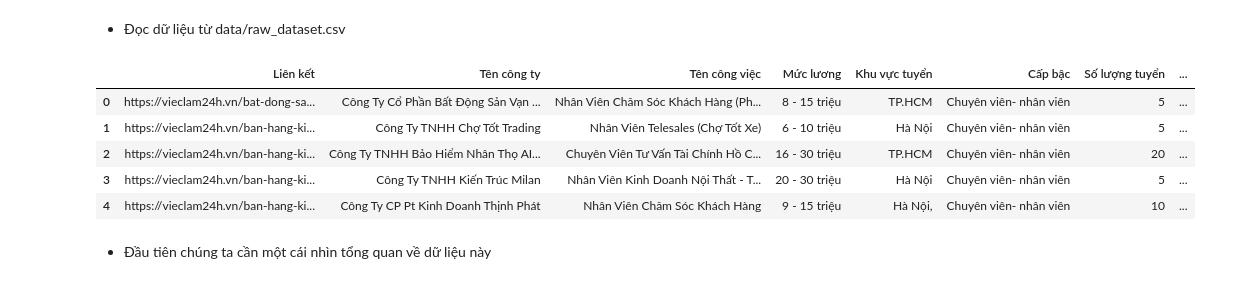
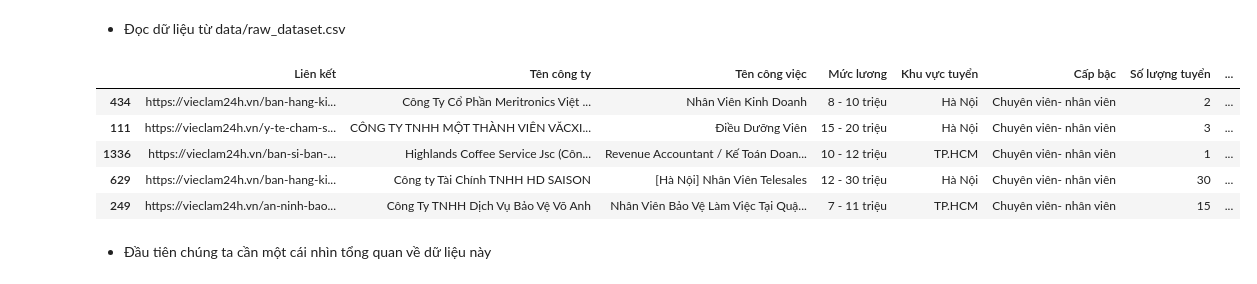
Before and after one commit to HungLVT/NMKHDL, a Jupyter notebook: notebooks/2.0-data-preprocessing.ipynb, the cells around one changed output. Saved outputs shown, nothing was run; the diff lists cells and outputs as text; code cells hidden in the pictures.

```diff
--- a/notebooks/2.0-data-preprocessing.ipynb
+++ b/notebooks/2.0-data-preprocessing.ipynb
@@ -22,14 +22,14 @@ import seaborn as sns
 - Đọc dữ liệu từ data/raw_dataset.csv
 # %%
 raw_data = pd.read_csv('../data/raw_dataset.csv')
-raw_data.head(5)
+raw_data.sample(5)
 # %% [output]
 |  | Liên kết | Tên công ty | Tên công việc | Mức lương | Khu vực tuyển | Cấp bậc | Số lượng tuyển | ... |
-| 0 | https://vieclam24h.vn/bat-dong-sa... | Công Ty Cổ Phần Bất Động Sản Vạn ... | Nhân Viên Chăm Sóc Khách Hàng (Ph... | 8 - 15 triệu | TP.HCM | Chuyên viên- nhân viên | 5 | ... |
-| 1 | https://vieclam24h.vn/ban-hang-ki... | Công Ty TNHH Chợ Tốt Trading | Nhân Viên Telesales (Chợ Tốt Xe) | 6 - 10 triệu | Hà Nội | Chuyên viên- nhân viên | 5 | ... |
-| 2 | https://vieclam24h.vn/ban-hang-ki... | Công Ty TNHH Bảo Hiểm Nhân Thọ AI... | Chuyên Viên Tư Vấn Tài Chính Hồ C... | 16 - 30 triệu | TP.HCM | Chuyên viên- nhân viên | 20 | ... |
-| 3 | https://vieclam24h.vn/ban-hang-ki... | Công Ty TNHH Kiến Trúc Milan | Nhân Viên Kinh Doanh Nội Thất - T... | 20 - 30 triệu | Hà Nội | Chuyên viên- nhân viên | 5 | ... |
-| 4 | https://vieclam24h.vn/ban-hang-ki... | Công Ty CP Pt Kinh Doanh Thịnh Phát | Nhân Viên Chăm Sóc Khách Hàng | 9 - 15 triệu | Hà Nội, | Chuyên viên- nhân viên | 10 | ... |
+| 434 | https://vieclam24h.vn/ban-hang-ki... | Công Ty Cổ Phần Meritronics Việt ... | Nhân Viên Kinh Doanh | 8 - 10 triệu | Hà Nội | Chuyên viên- nhân viên | 2 | ... |
+| 111 | https://vieclam24h.vn/y-te-cham-s... | CÔNG TY TNHH MỘT THÀNH VIÊN VĂCXI... | Điều Dưỡng Viên | 15 - 20 triệu | Hà Nội | Chuyên viên- nhân viên | 3 | ... |
+| 1336 | https://vieclam24h.vn/ban-si-ban-... | Highlands Coffee Service Jsc (Côn... | Revenue Accountant / Kế Toán Doan... | 10 - 12 triệu | TP.HCM | Chuyên viên- nhân viên | 1 | ... |
+| 629 | https://vieclam24h.vn/ban-hang-ki... | Công ty Tài Chính TNHH HD SAISON | [Hà Nội] Nhân Viên Telesales | 12 - 30 triệu | Hà Nội | Chuyên viên- nhân viên | 30 | ... |
+| 249 | https://vieclam24h.vn/an-ninh-bao... | Công Ty TNHH Dịch Vụ Bảo Vệ Võ Anh | Nhân Viên Bảo Vệ Làm Việc Tại Quậ... | 7 - 11 triệu | TP.HCM | Chuyên viên- nhân viên | 15 | ... |
 # %% [markdown]
 - Đầu tiên chúng ta cần một cái nhìn tổng quan về dữ liệu này
 # %%
```
Also changed, not shown: parts of 9 cells of this notebook.
